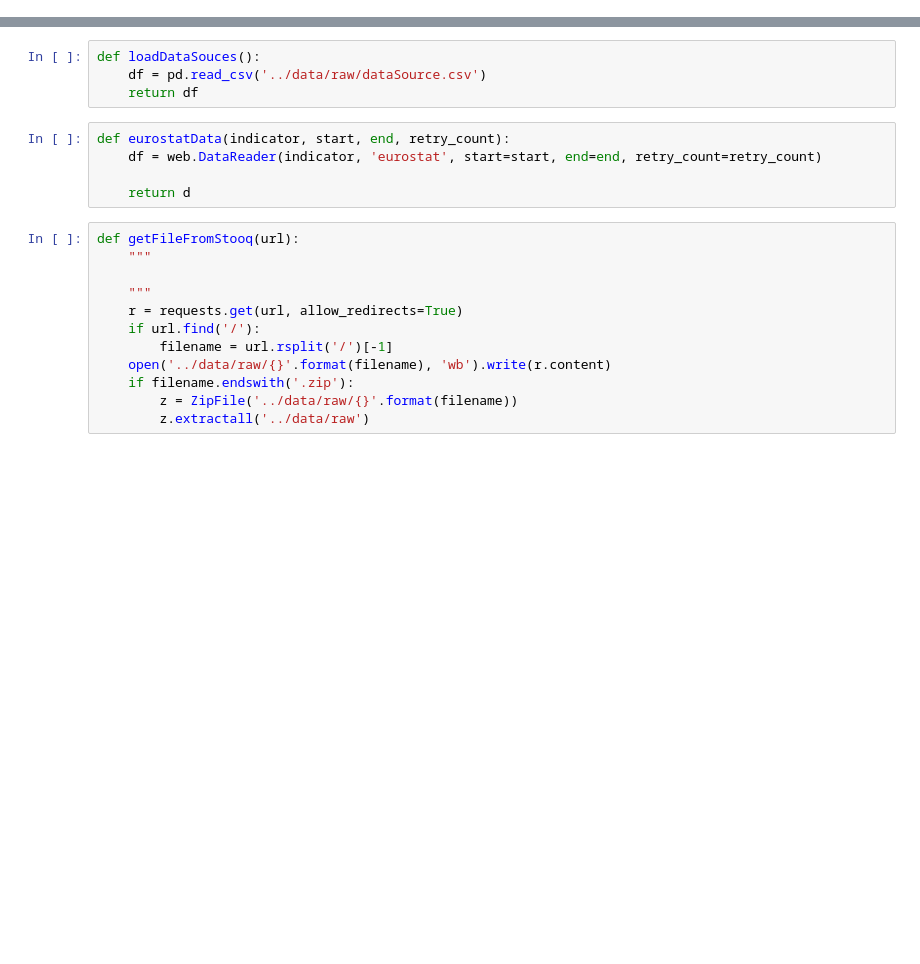
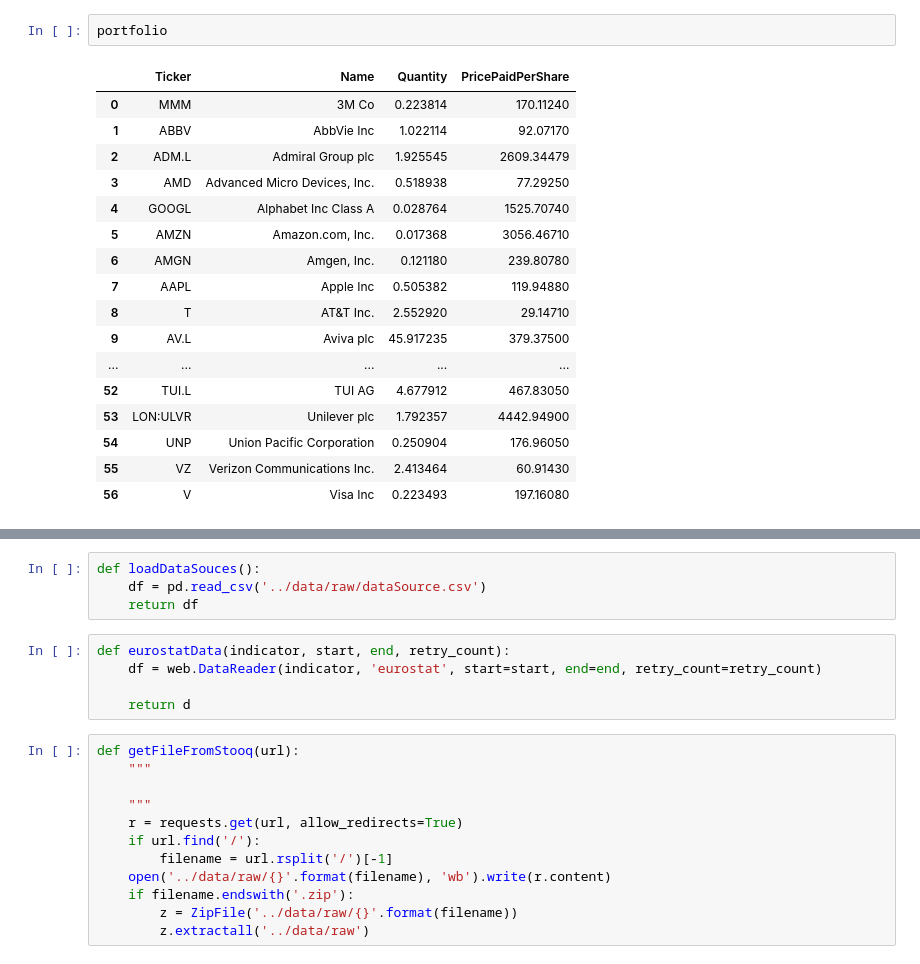
Before and after one commit to gr3ybr0w/newsfeed, a Jupyter notebook: notebooks/CollectData.ipynb, the cells around one changed output, grey strips where cells are left out. Cells and saved outputs as stored; diff of their text form; blank space fills up the shorter version.

```diff
--- a/notebooks/CollectData.ipynb
+++ b/notebooks/CollectData.ipynb
@@ -16,0 +110,20 @@ import os
+# %%
+portfolio
+# %% [output]
+|  | Ticker | Name | Quantity | PricePaidPerShare |
+| 0 | MMM | 3M Co | 0.223814 | 170.11240 |
+| 1 | ABBV | AbbVie Inc | 1.022114 | 92.07170 |
+| 2 | ADM.L | Admiral Group plc | 1.925545 | 2609.34479 |
+| 3 | AMD | Advanced Micro Devices, Inc. | 0.518938 | 77.29250 |
+| 4 | GOOGL | Alphabet Inc Class A | 0.028764 | 1525.70740 |
+| 5 | AMZN | Amazon.com, Inc. | 0.017368 | 3056.46710 |
+| 6 | AMGN | Amgen, Inc. | 0.121180 | 239.80780 |
+| 7 | AAPL | Apple Inc | 0.505382 | 119.94880 |
+| 8 | T | AT&T Inc. | 2.552920 | 29.14710 |
+| 9 | AV.L | Aviva plc | 45.917235 | 379.37500 |
+| ... | ... | ... | ... | ... |
+| 52 | TUI.L | TUI AG | 4.677912 | 467.83050 |
+| 53 | LON:ULVR | Unilever plc | 1.792357 | 4442.94900 |
+| 54 | UNP | Union Pacific Corporation | 0.250904 | 176.96050 |
+| 55 | VZ | Verizon Communications Inc. | 2.413464 | 60.91430 |
+| 56 | V | Visa Inc | 0.223493 | 197.16080 |
```
Also changed, not shown: parts of 16 cells of this notebook, 2 other files.
